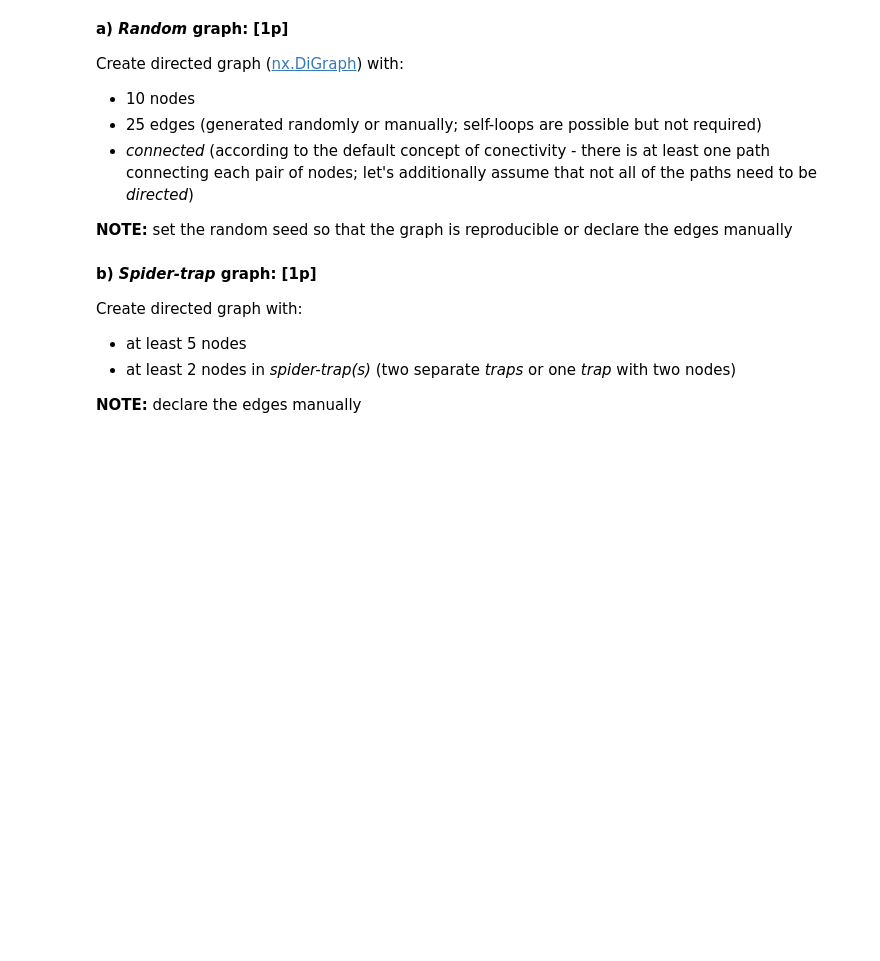
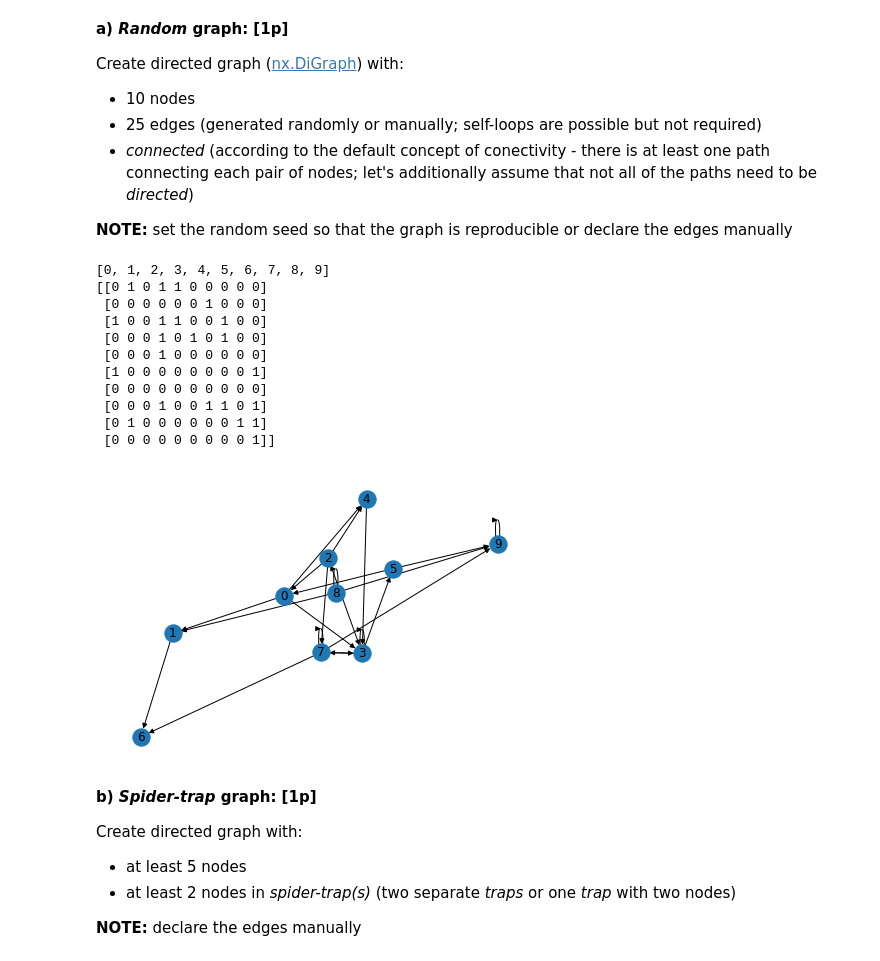
Before and after one commit to SamuelJanas/Sem5, a Jupyter notebook: Information-Retrieval/lab5/lab5.ipynb, the cells around one changed output. Saved outputs shown, nothing was run; the diff lists cells and outputs as text; code cells hidden in the pictures; blank space fills up the shorter version.

```diff
--- a/Information-Retrieval/lab5/lab5.ipynb
+++ b/Information-Retrieval/lab5/lab5.ipynb
@@ -45,3 +39,26 @@ nx.draw(G_random, with_labels=True)
+# %%
+G_random = nx.DiGraph()
+np.random.seed(0) # Setting a seed for reproducibility
+G_random.add_nodes_from(range(10))
+edges = [(np.random.randint(0, 10), np.random.randint(0, 10)) for _ in range(25)]
+G_random.add_edges_from(edges)
+
+print(G_random.nodes)
+print(nx.adjacency_matrix(G_random).todense())
+nx.draw(G_random, with_labels=True)
+# %% [output]
+[0, 1, 2, 3, 4, 5, 6, 7, 8, 9]
+[[0 1 0 1 1 0 0 0 0 0]
+ [0 0 0 0 0 0 1 0 0 0]
+ [1 0 0 1 1 0 0 1 0 0]
+ [0 0 0 1 0 1 0 1 0 0]
+ [0 0 0 1 0 0 0 0 0 0]
+ [1 0 0 0 0 0 0 0 0 1]
+ [0 0 0 0 0 0 0 0 0 0]
+ [0 0 0 1 0 0 1 1 0 1]
+ [0 1 0 0 0 0 0 0 1 1]
+ [0 0 0 0 0 0 0 0 0 1]]
+[figure, added]
 # %% [markdown]
 **b) *Spider-trap* graph: [1p]**
 
```
Also changed, not shown: parts of 24 cells of this notebook, 1 other file.
